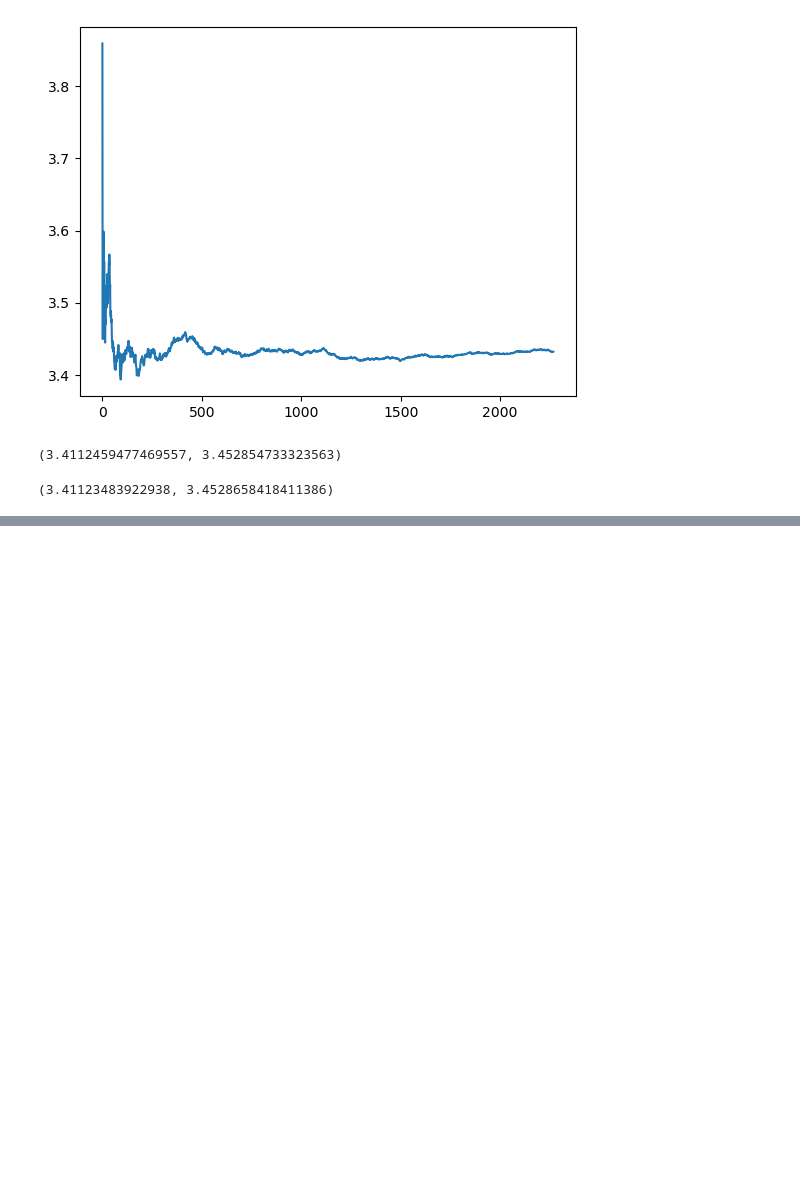
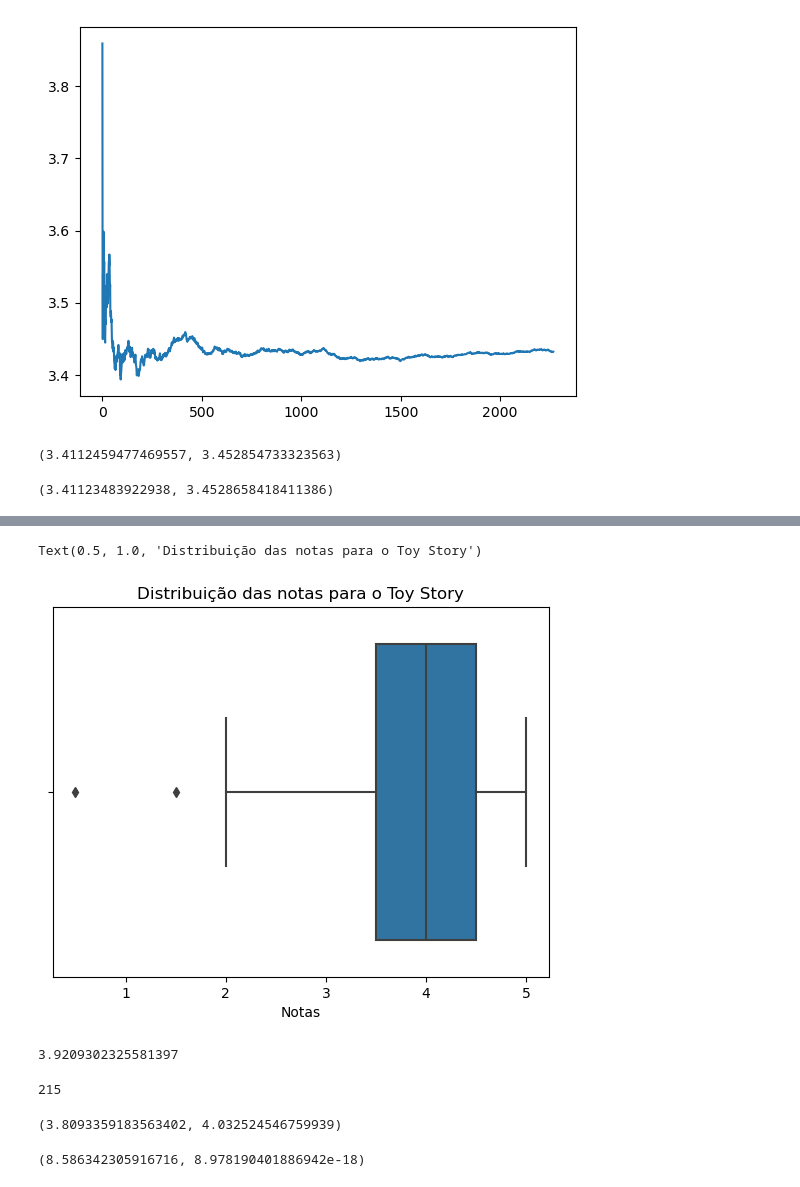
Before and after one commit to naimeaiub/Analise-Estatistica-IBGE, a Jupyter notebook: 4. Data Science - testes estatisticos com python/Data_Science_-_Introducao_a_testes.ipynb, the cells around one changed output, grey strips where cells are left out. Saved outputs shown, nothing was run; the diff lists cells and outputs as text; code cells hidden in the pictures; blank space fills up the shorter version.

```diff
--- a/4. Data Science - testes estatisticos com python/Data_Science_-_Introducao_a_testes.ipynb
+++ b/4. Data Science - testes estatisticos com python/Data_Science_-_Introducao_a_testes.ipynb
@@ -376,0 +421,25 @@ zconfint(nota_media_dos_filmes_com_pelo_menos_10_votos)
+# %%
+ax = sns.boxplot(x=notas1.rating)
+ax.set(xlabel='Notas')
+ax.set_title('Distribuição das notas para o Toy Story')
+# %% [output]
+Text(0.5, 1.0, 'Distribuição das notas para o Toy Story')
+[figure, added]
+# %%
+notas1.rating.mean()
+# %% [output]
+3.9209302325581397
+# %%
+notas1.rating.count()
+# %% [output]
+215
+# %%
+zconfint(notas1.rating)
+# %% [output]
+(3.8093359183563402, 4.032524546759939)
+# %%
+from statsmodels.stats.weightstats import ztest
+
+ztest(notas1.rating, value = 3.4320503405352603)
+# %% [output]
+(8.586342305916716, 8.978190401886942e-18)
```
Also changed, not shown: parts of 7 cells of this notebook.
